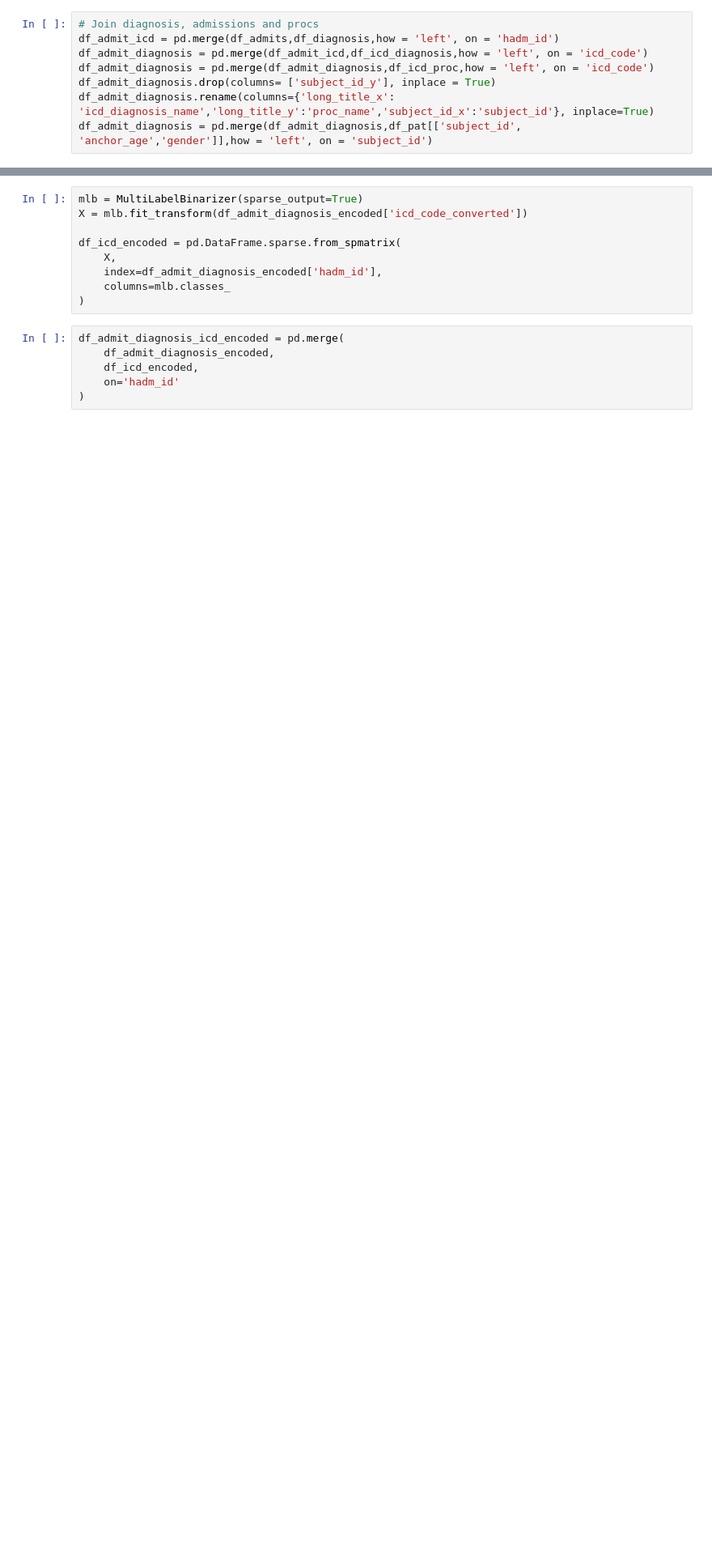
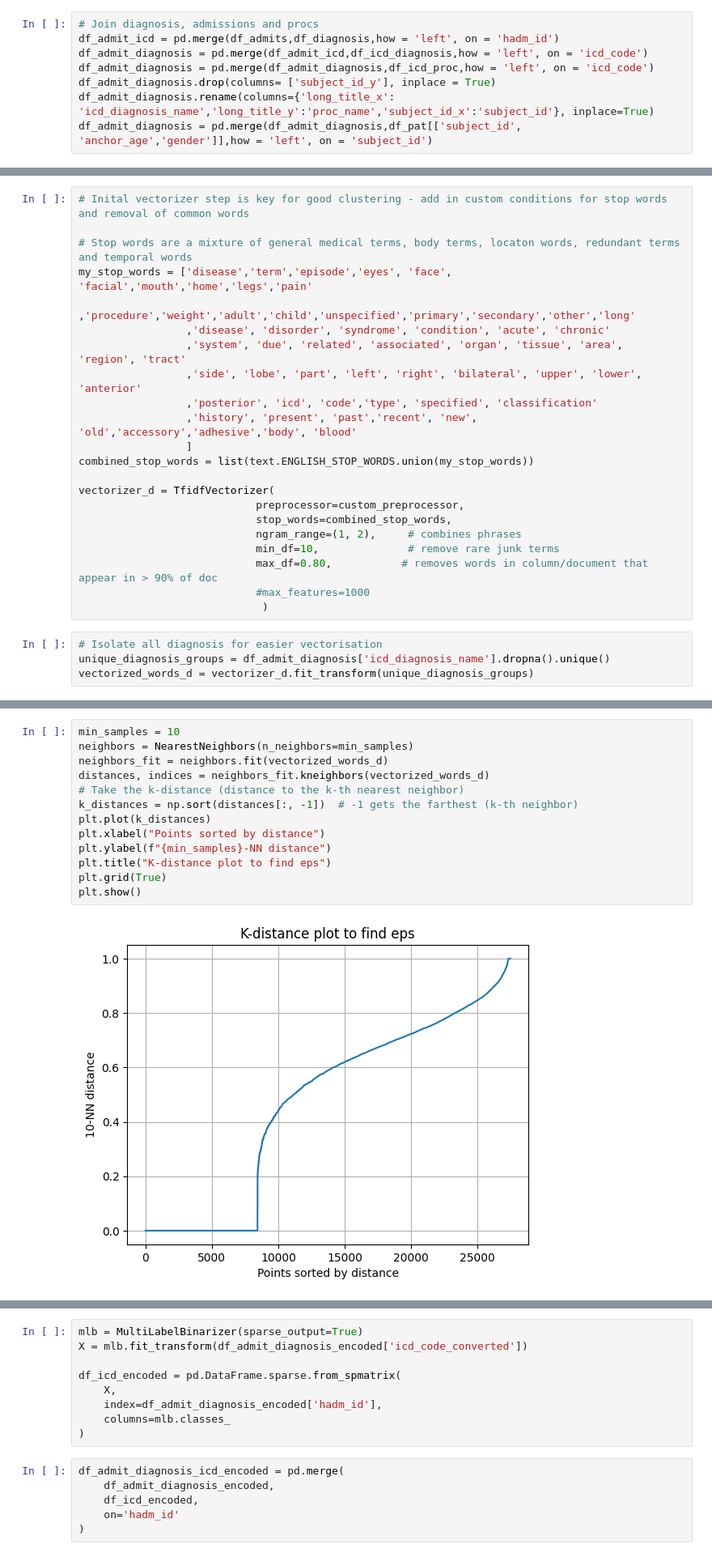
Before and after one commit to saaqib-m/patient-readmission, a Jupyter notebook: Patient-Readmission-LR-Notebook.ipynb, the cells around one changed output, grey strips where cells are left out. Shown at 81% size. Drawn from its saved outputs; the diff is of its cells as text; blank space fills up the shorter version.

```diff
--- a/Patient-Readmission-LR-Notebook.ipynb
+++ b/Patient-Readmission-LR-Notebook.ipynb
@@ -154,0 +120,26 @@ Name: count, dtype: int64
+# %%
+# Inital vectorizer step is key for good clustering - add in custom conditions for stop words and removal of common words
+
+# Stop words are a mixture of general medical terms, body terms, locaton words, redundant terms and temporal words
+my_stop_words = ['disease','term','episode','eyes', 'face', 'facial','mouth','home','legs','pain'
+                 ,'procedure','weight','adult','child','unspecified','primary','secondary','other','long'
+                 ,'disease', 'disorder', 'syndrome', 'condition', 'acute', 'chronic'
+                 ,'system', 'due', 'related', 'associated', 'organ', 'tissue', 'area', 'region', 'tract'
+                 ,'side', 'lobe', 'part', 'left', 'right', 'bilateral', 'upper', 'lower',   'anterior'
+                 ,'posterior', 'icd', 'code','type', 'specified', 'classification'
+                 ,'history', 'present', 'past','recent', 'new', 'old','accessory','adhesive','body', 'blood'
+                 ]
+combined_stop_words = list(text.ENGLISH_STOP_WORDS.union(my_stop_words))
+
+vectorizer_d = TfidfVectorizer(
+                            preprocessor=custom_preprocessor,
+                            stop_words=combined_stop_words,
+                            ngram_range=(1, 2),     # combines phrases
+                            min_df=10,              # remove rare junk terms
+                            max_df=0.80,           # removes words in column/document that appear in > 90% of doc
+                            #max_features=1000
+                             )
+# %%
+# Isolate all diagnosis for easier vectorisation
+unique_diagnosis_groups = df_admit_diagnosis['icd_diagnosis_name'].dropna().unique()
+vectorized_words_d = vectorizer_d.fit_transform(unique_diagnosis_groups)
@@ -154,0 +171,15 @@ Name: count, dtype: int64
+# %%
+min_samples = 10
+neighbors = NearestNeighbors(n_neighbors=min_samples)
+neighbors_fit = neighbors.fit(vectorized_words_d)
+distances, indices = neighbors_fit.kneighbors(vectorized_words_d)
+# Take the k-distance (distance to the k-th nearest neighbor)
+k_distances = np.sort(distances[:, -1])  # -1 gets the farthest (k-th neighbor)
+plt.plot(k_distances)
+plt.xlabel("Points sorted by distance")
+plt.ylabel(f"{min_samples}-NN distance")
+plt.title("K-distance plot to find eps")
+plt.grid(True)
+plt.show()
+# %% [output]
+[figure, added]
```
Also changed, not shown: parts of 76 cells of this notebook.
